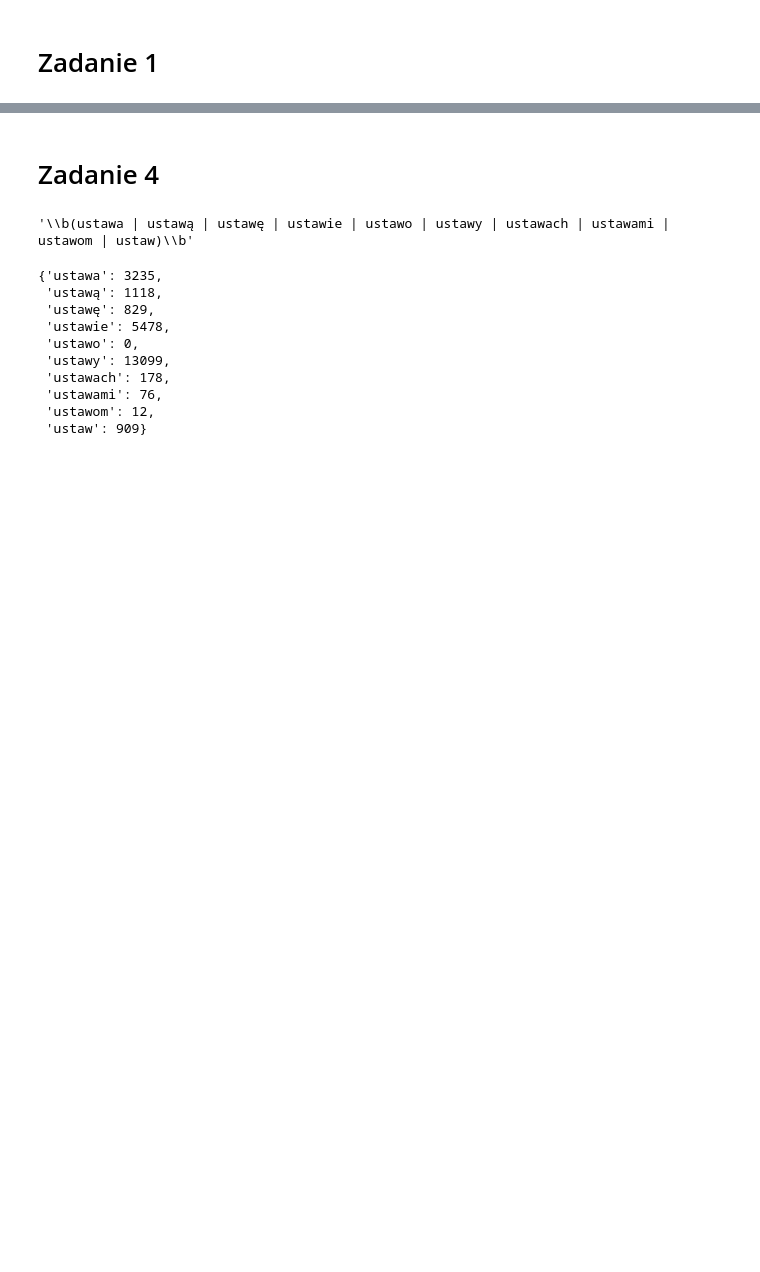
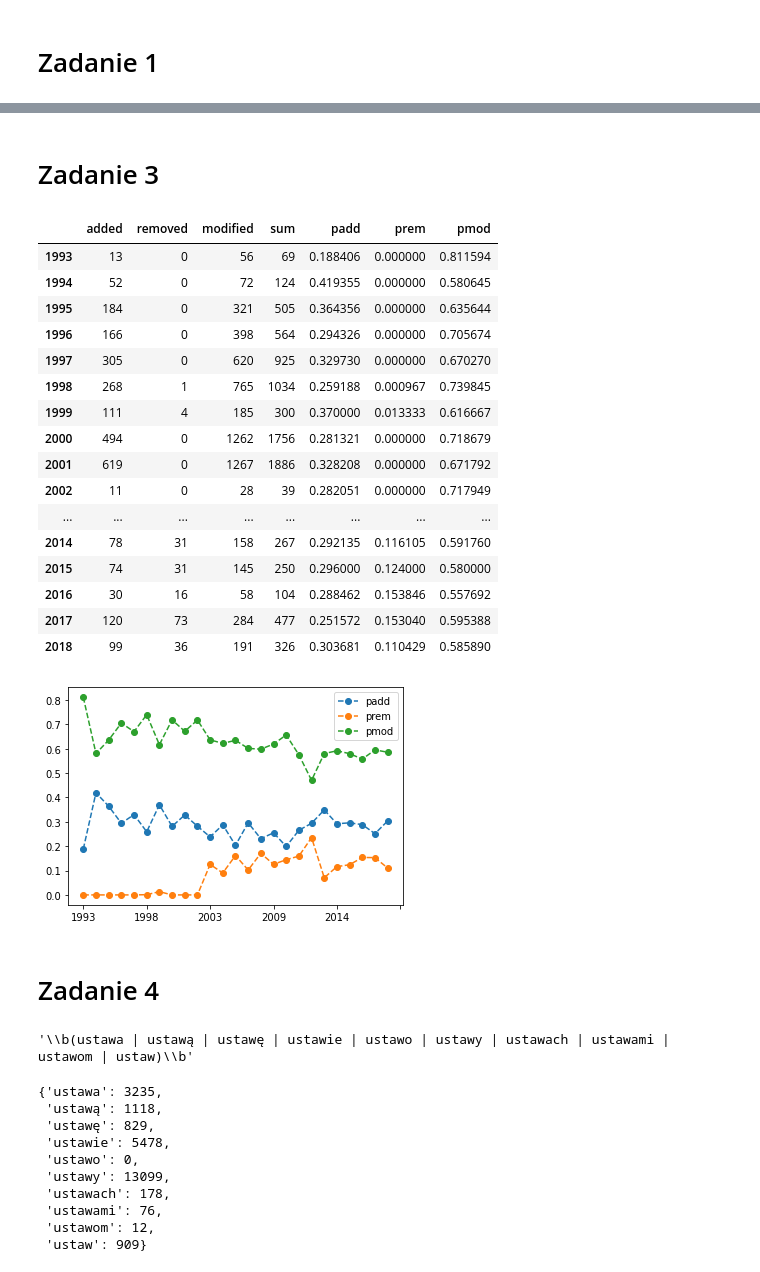
Before and after one commit to pk1890/nlp-classes, a Jupyter notebook: lab1/Regex.ipynb, the cells around one changed output, grey strips where cells are left out. Drawn from its saved outputs; the diff is of its cells as text; code cells hidden in the pictures; blank space fills up the shorter version.

```diff
--- a/lab1/Regex.ipynb
+++ b/lab1/Regex.ipynb
@@ -58,3 +56,58 @@ files = read_archive('ustawy.tar.gz')
+# %% [markdown]
+# Zadanie 3
+# %%
+dates = {k:regex.findall("((Ustawa|U S T A W A).*?\s+z\s+dnia\s+(.*?)(\d\d\d\d)\s*r\.)", f, flags=regex.IGNORECASE)[:1] for k, f in files.items()}
+
+dates={filename:data[0][3] for (filename, data) in dates.items() if len(data)>0}
+# %%
+def aggregate_years(data, dates, label):
+    res={}
+    for filename, val in data.items():
+        if filename in dates:
+            year=dates[filename]
+            if year in res:
+                res[year] += len(val)
+            else:
+                res[year] = len(val)
+
+    res = pd.DataFrame(res, index=[0]).transpose()
+    res.rename(columns={0: label}, inplace=True)
+    return res
+# %%
+addition_years=aggregate_years(additions, dates, 'added')
+removal_years=aggregate_years(removals, dates, 'removed')
+mods_years=aggregate_years(mods, dates, 'modified')
+
+data=addition_years.join(removal_years).join(mods_years)
+
+data['sum']=data['added']+data['removed']+data['modified']
+data['padd']=data['added']/data['sum']
+data['prem']=data['removed']/data['sum']
+data['pmod']=data['modified']/data['sum']
+
+
+data=data.sort_index()
+data.plot(y=['padd', 'prem', 'pmod'], style='o--')
+data
+# %% [output]
+|  | added | removed | modified | sum | padd | prem | pmod |
+| 1993 | 13 | 0 | 56 | 69 | 0.188406 | 0.000000 | 0.811594 |
+| 1994 | 52 | 0 | 72 | 124 | 0.419355 | 0.000000 | 0.580645 |
+| 1995 | 184 | 0 | 321 | 505 | 0.364356 | 0.000000 | 0.635644 |
+| 1996 | 166 | 0 | 398 | 564 | 0.294326 | 0.000000 | 0.705674 |
+| 1997 | 305 | 0 | 620 | 925 | 0.329730 | 0.000000 | 0.670270 |
+| 1998 | 268 | 1 | 765 | 1034 | 0.259188 | 0.000967 | 0.739845 |
+| 1999 | 111 | 4 | 185 | 300 | 0.370000 | 0.013333 | 0.616667 |
+| 2000 | 494 | 0 | 1262 | 1756 | 0.281321 | 0.000000 | 0.718679 |
+| 2001 | 619 | 0 | 1267 | 1886 | 0.328208 | 0.000000 | 0.671792 |
+| 2002 | 11 | 0 | 28 | 39 | 0.282051 | 0.000000 | 0.717949 |
+| ... | ... | ... | ... | ... | ... | ... | ... |
+| 2014 | 78 | 31 | 158 | 267 | 0.292135 | 0.116105 | 0.591760 |
+| 2015 | 74 | 31 | 145 | 250 | 0.296000 | 0.124000 | 0.580000 |
+| 2016 | 30 | 16 | 58 | 104 | 0.288462 | 0.153846 | 0.557692 |
+| 2017 | 120 | 73 | 284 | 477 | 0.251572 | 0.153040 | 0.595388 |
+| 2018 | 99 | 36 | 191 | 326 | 0.303681 | 0.110429 | 0.585890 |
+[figure, added]
 # %% [markdown]
 # Zadanie 4
 # %%
```
Also changed, not shown: parts of 5 cells of this notebook.
